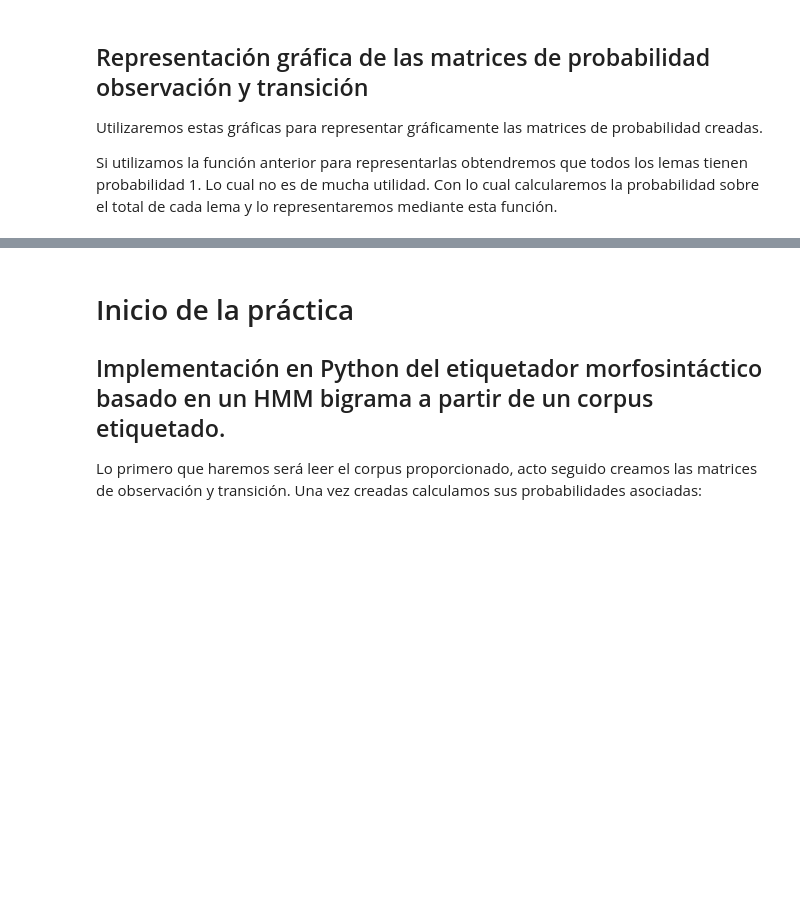
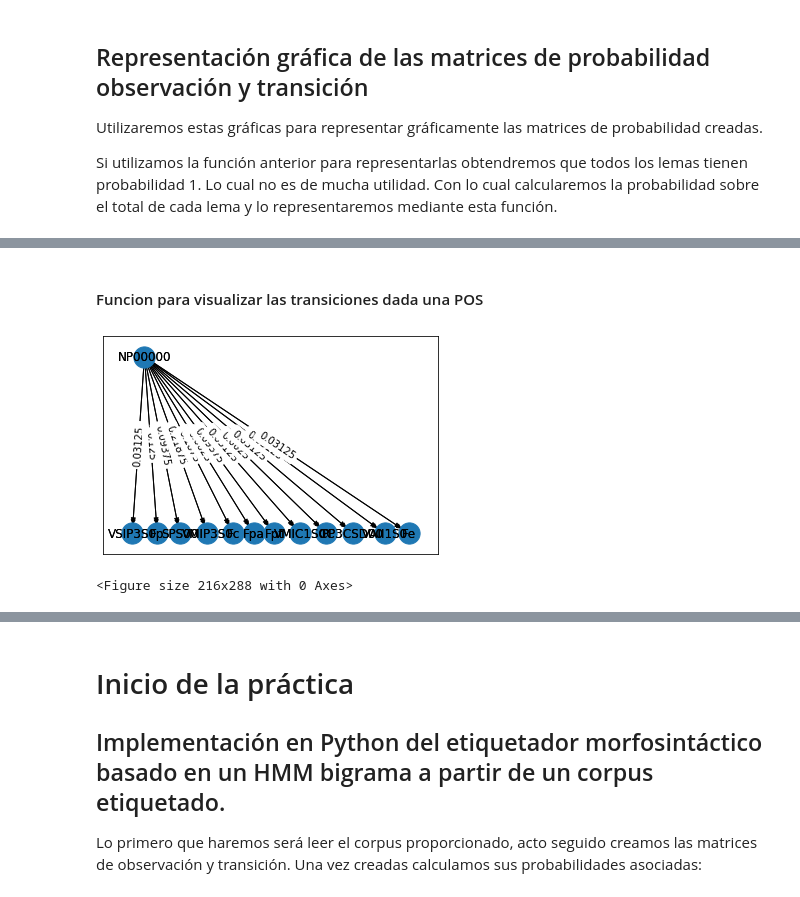
Before and after one commit to ignlopezperez/viterbi-morphosyntactic-analyzer, a Jupyter notebook: viterbi-morphosyntactic-analyzer.ipynb, the cells around one changed output, grey strips where cells are left out. Drawn from its saved outputs; the diff is of its cells as text; code cells hidden in the pictures; blank space fills up the shorter version.

```diff
--- a/viterbi-morphosyntactic-analyzer.ipynb
+++ b/viterbi-morphosyntactic-analyzer.ipynb
@@ -239,0 +296,24 @@ Si utilizamos la función anterior para representarlas obtendremos que todos los
+# %% [markdown]
+#### Funcion para visualizar las transiciones dada una POS
+# %%
+
+def plotChain(transitionDictionary, tag):
+    G = nx.MultiDiGraph()
+    G.add_node(tag)
+    for transitions in transitionDictionary[tag]:
+        G.add_edge(tag, transitions, weight=transitionDictionary[tag][transitions], label=transitionDictionary[tag][transitions])
+    pos = nx.drawing.nx_pydot.graphviz_layout(G, prog='dot')
+    nx.draw_networkx(G, pos)
+    edge_labels = {(n1,n2):d['label'] for n1,n2,d in G.edges(data=True)}
+    nx.draw_networkx(G, pos, node_size=450)
+    nx.draw_networkx_edge_labels(G , pos, edge_labels=edge_labels)
+    plt.figure(figsize=(3,4))
+    # Show the plot
+    plt.show()
+    #plt.clf()
+    #nx.drawing.nx_pydot.write_dot(G, 'pet_dog_markov.dot')
+
+plotChain(typeTransictionProbabilityDictionary, "NP00000")
+# %% [output]
+[figure, added]
+<Figure size 216x288 with 0 Axes>
```
Also changed, not shown: parts of 10 cells of this notebook, 2 other files.
